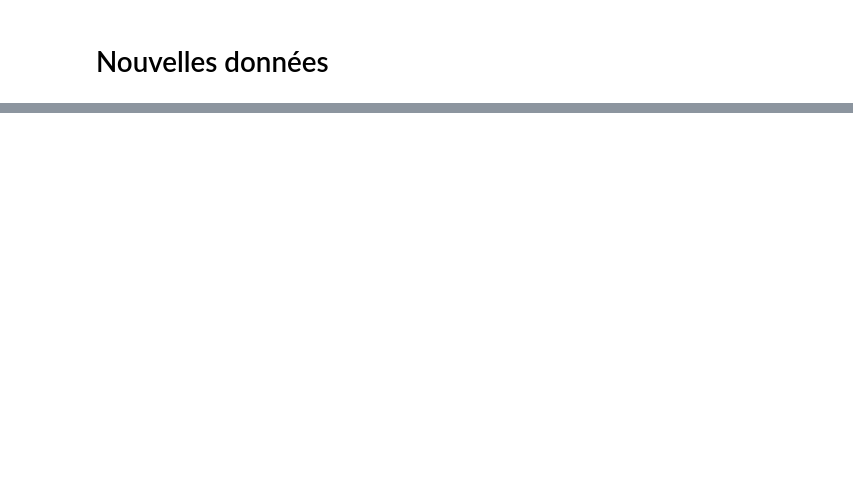
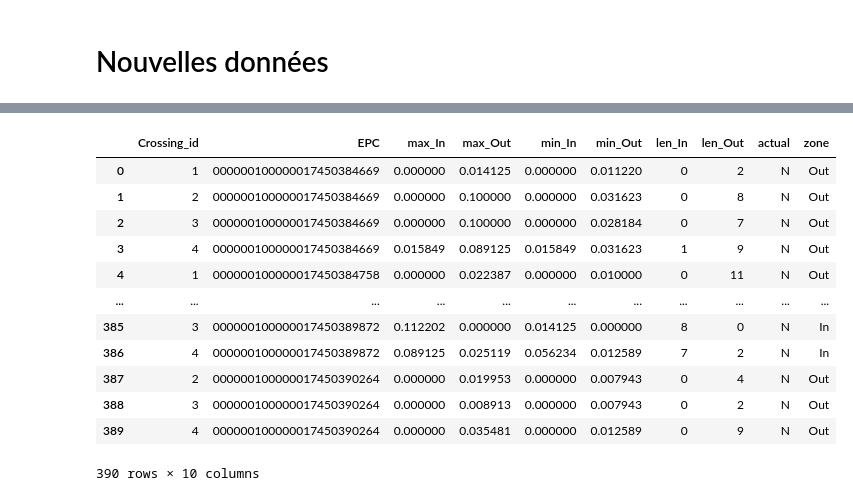
Before and after one commit to gael-mehdi/RFID-analyse-experience-1, a Jupyter notebook: analyse.ipynb, the cells around one changed output, grey strips where cells are left out. Cells and saved outputs as stored; diff of their text form; code cells hidden in the pictures; blank space fills up the shorter version.

```diff
--- a/analyse.ipynb
+++ b/analyse.ipynb
@@ -688,0 +1046,6 @@ FileNotFoundError: [Errno 2] No such file or directory: 'siteismin__clearance=2m
+# %%
+ds = pd.pivot_table(tags, index=["Crossing_id", "EPC"], values="RSSI", aggfunc=["max", "min", len], columns="Antenna coverage", fill_value=0)
+x_col = ["_".join(x) for x in ds.columns]
+# %%
+ds.columns = ["_".join(x) for x in ds.columns]
+ds.head()
@@ -688,0 +1060,2 @@ FileNotFoundError: [Errno 2] No such file or directory: 'siteismin__clearance=2m
+# %%
+ds = ds.reset_index(drop=False)
@@ -688,0 +1071,18 @@ FileNotFoundError: [Errno 2] No such file or directory: 'siteismin__clearance=2m
+# %%
+ds = pd.merge(ds, Actuals)
+# %%
+ds
+# %% [output]
+|  | Crossing_id | EPC | max_In | max_Out | min_In | min_Out | len_In | len_Out | actual | zone |
+| 0 | 1 | 000000100000017450384669 | 0.000000 | 0.014125 | 0.000000 | 0.011220 | 0 | 2 | N | Out |
+| 1 | 2 | 000000100000017450384669 | 0.000000 | 0.100000 | 0.000000 | 0.031623 | 0 | 8 | N | Out |
+| 2 | 3 | 000000100000017450384669 | 0.000000 | 0.100000 | 0.000000 | 0.028184 | 0 | 7 | N | Out |
+| 3 | 4 | 000000100000017450384669 | 0.015849 | 0.089125 | 0.015849 | 0.031623 | 1 | 9 | N | Out |
+| 4 | 1 | 000000100000017450384758 | 0.000000 | 0.022387 | 0.000000 | 0.010000 | 0 | 11 | N | Out |
+| ... | ... | ... | ... | ... | ... | ... | ... | ... | ... | ... |
+| 385 | 3 | 000000100000017450389872 | 0.112202 | 0.000000 | 0.014125 | 0.000000 | 8 | 0 | N | In |
+| 386 | 4 | 000000100000017450389872 | 0.089125 | 0.025119 | 0.056234 | 0.012589 | 7 | 2 | N | In |
+| 387 | 2 | 000000100000017450390264 | 0.000000 | 0.019953 | 0.000000 | 0.007943 | 0 | 4 | N | Out |
+| 388 | 3 | 000000100000017450390264 | 0.000000 | 0.008913 | 0.000000 | 0.007943 | 0 | 2 | N | Out |
+| 389 | 4 | 000000100000017450390264 | 0.000000 | 0.035481 | 0.000000 | 0.012589 | 0 | 9 | N | Out |
+390 rows × 10 columns
```
Also changed, not shown: parts of 31 cells of this notebook.
